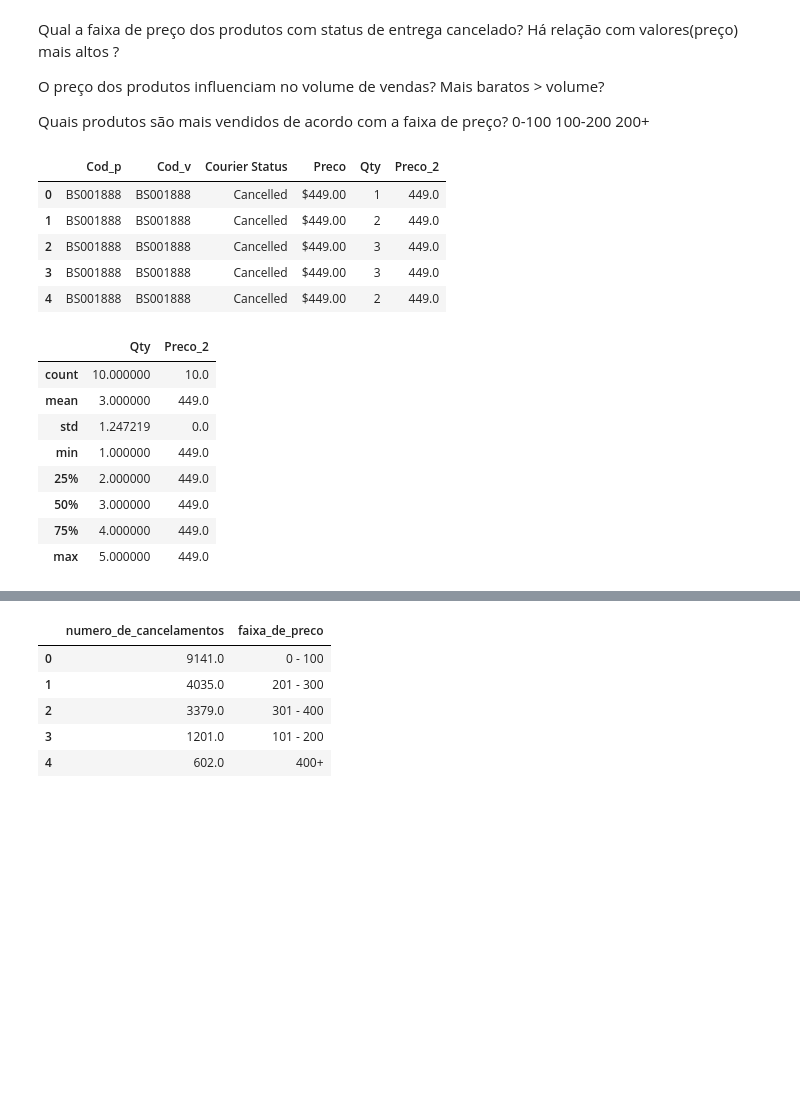
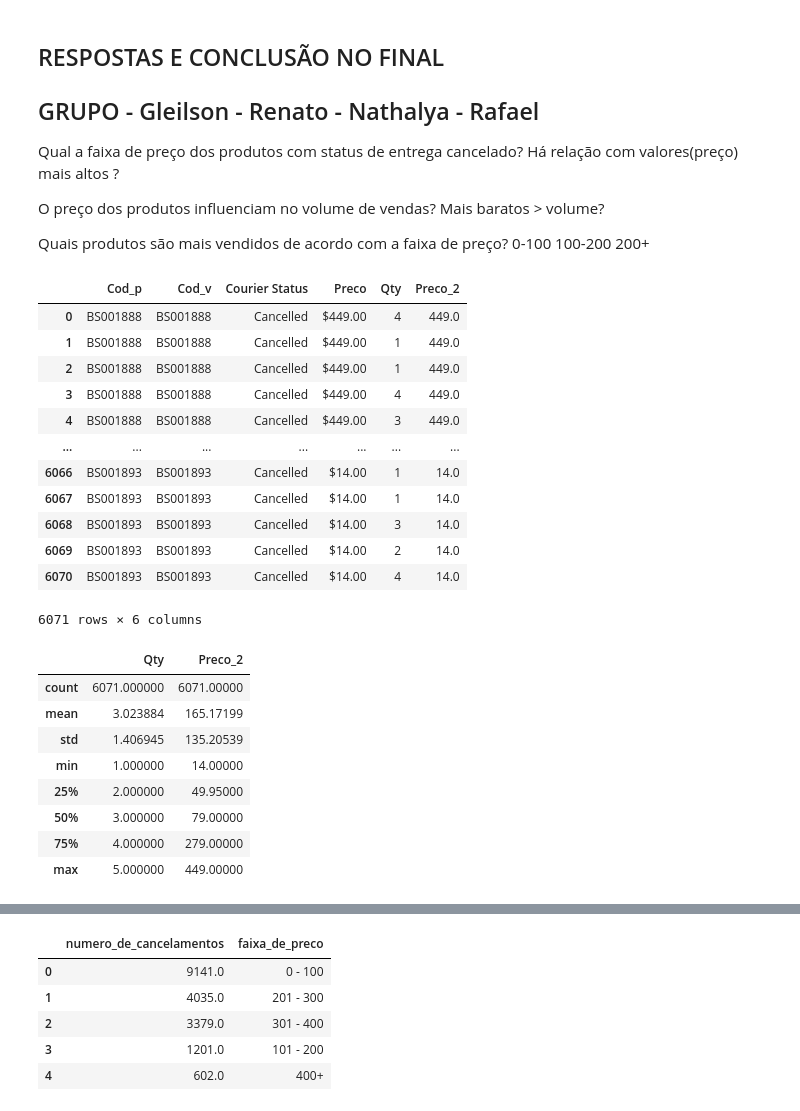
Before and after one commit to nalucena/DS-BD-PROJETO-DIVERSIDADETECH, a Jupyter notebook: projeto.ipynb, the cells around one changed output, grey strips where cells are left out. Drawn from its saved outputs; the diff is of its cells as text; code cells hidden in the pictures; blank space fills up the shorter version.

```diff
--- a/projeto.ipynb
+++ b/projeto.ipynb
@@ -1,5 +1,6 @@
 # %% [markdown]
-
+## RESPOSTAS E CONCLUSÃO NO FINAL
+## GRUPO - Gleilson - Renato - Nathalya - Rafael
 Qual a faixa de preço dos produtos com status de entrega cancelado? Há relação com valores(preço) mais altos ?
 
 O preço dos produtos influenciam no volume de vendas? Mais baratos > volume?
@@ -15,26 +16,33 @@ from sqlalchemy import create_engine
 # %%
 engine = create_engine('postgresql://postgres:postgres@localhost:5432/ecommerce')
 # %%
-produtos_cancelados = pd.read_sql("SELECT * FROM produtos_cancelados_2 LIMIT 10;", engine);
+produtos_cancelados = pd.read_sql("SELECT * FROM produtos_cancelados_2", engine);
 
-produtos_cancelados.head()
+produtos_cancelados
 # %% [output]
 |  | Cod_p | Cod_v | Courier Status | Preco | Qty | Preco_2 |
-| 0 | BS001888 | BS001888 | Cancelled | $449.00 | 1 | 449.0 |
-| 1 | BS001888 | BS001888 | Cancelled | $449.00 | 2 | 449.0 |
-| 2 | BS001888 | BS001888 | Cancelled | $449.00 | 3 | 449.0 |
-| 3 | BS001888 | BS001888 | Cancelled | $449.00 | 3 | 449.0 |
-| 4 | BS001888 | BS001888 | Cancelled | $449.00 | 2 | 449.0 |
+| 0 | BS001888 | BS001888 | Cancelled | $449.00 | 4 | 449.0 |
+| 1 | BS001888 | BS001888 | Cancelled | $449.00 | 1 | 449.0 |
+| 2 | BS001888 | BS001888 | Cancelled | $449.00 | 1 | 449.0 |
+| 3 | BS001888 | BS001888 | Cancelled | $449.00 | 4 | 449.0 |
+| 4 | BS001888 | BS001888 | Cancelled | $449.00 | 3 | 449.0 |
+| ... | ... | ... | ... | ... | ... | ... |
+| 6066 | BS001893 | BS001893 | Cancelled | $14.00 | 1 | 14.0 |
+| 6067 | BS001893 | BS001893 | Cancelled | $14.00 | 1 | 14.0 |
+| 6068 | BS001893 | BS001893 | Cancelled | $14.00 | 3 | 14.0 |
+| 6069 | BS001893 | BS001893 | Cancelled | $14.00 | 2 | 14.0 |
+| 6070 | BS001893 | BS001893 | Cancelled | $14.00 | 4 | 14.0 |
+6071 rows × 6 columns
 # %%
 # não há relação entre preço de mercadoria e cancelamento segundo describe e o heatmap
 produtos_cancelados.describe()
 # %% [output]
 |  | Qty | Preco_2 |
-| count | 10.000000 | 10.0 |
-| mean | 3.000000 | 449.0 |
-| std | 1.247219 | 0.0 |
-| min | 1.000000 | 449.0 |
-| 25% | 2.000000 | 449.0 |
-| 50% | 3.000000 | 449.0 |
-| 75% | 4.000000 | 449.0 |
-| max | 5.000000 | 449.0 |
+| count | 6071.000000 | 6071.00000 |
+| mean | 3.023884 | 165.17199 |
+| std | 1.406945 | 135.20539 |
+| min | 1.000000 | 14.00000 |
+| 25% | 2.000000 | 49.95000 |
+| 50% | 3.000000 | 79.00000 |
+| 75% | 4.000000 | 279.00000 |
+| max | 5.000000 | 449.00000 |
```
Also changed, not shown: parts of 26 cells of this notebook, 2 other files.
